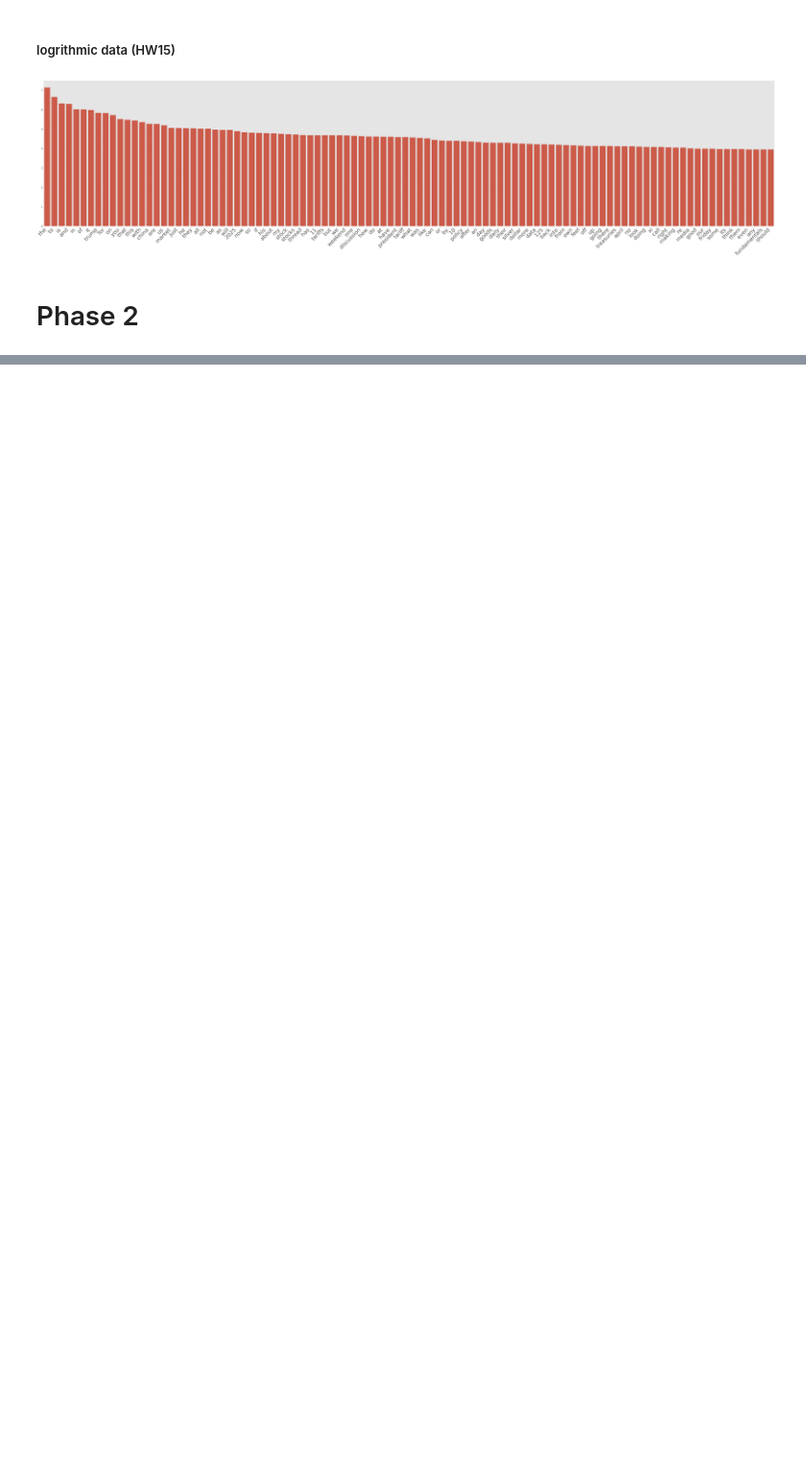
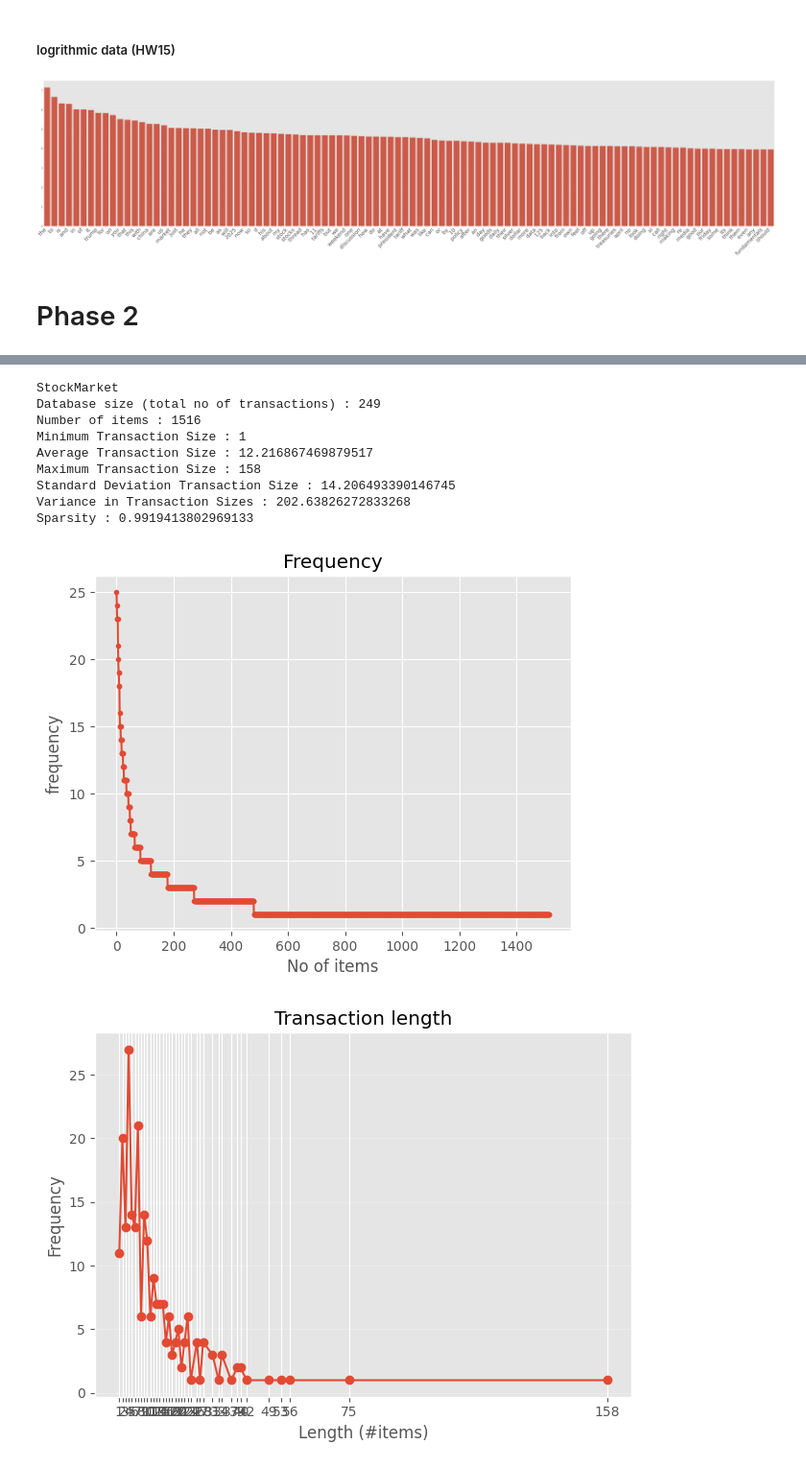
Before and after one commit to Max901028/DM2025-Lab1-Exercise, a Jupyter notebook: DM2025-Lab1-Homework.ipynb, the cells around one changed output, grey strips where cells are left out. Shown at 96% size. Cells and saved outputs as stored; diff of their text form; code cells hidden in the pictures; blank space fills up the shorter version.

```diff
--- a/DM2025-Lab1-Homework.ipynb
+++ b/DM2025-Lab1-Homework.ipynb
@@ -343,0 +465,32 @@ plt.show()
+# %%
+from PAMI.extras.convert.DF2DB import DF2DB
+
+# Loop through the dictionary of term-document DataFrames
+for category in term_document_dfs:
+    # Create the DenseFormatDF object and convert to a transactional database
+    obj = DF2DB(term_document_dfs[category])
+
+    obj.convert2TransactionalDatabase(f'td_freq_db_{category}.csv', '>=', 1)     # Transactional Data Base
+
+# Transactional Data -> 資料只含 (Document, items)
+# %%
+from PAMI.extras.dbStats import TransactionalDatabase as tds
+
+for category in term_document_dfs:
+    print(category)
+    obj = tds.TransactionalDatabase(f'td_freq_db_{category}.csv')
+    obj.run() # 啟動
+    obj.printStats() # print basic statisics
+    obj.plotGraphs() # print various Distribution Graphs
+# %% [output]
+StockMarket
+Database size (total no of transactions) : 249
+Number of items : 1516
+Minimum Transaction Size : 1
+Average Transaction Size : 12.216867469879517
+Maximum Transaction Size : 158
+Standard Deviation Transaction Size : 14.206493390146745
+Variance in Transaction Sizes : 202.63826272833268
+Sparsity : 0.9919413802969133
+[figure, added]
+[figure, added]
```
Also changed, not shown: parts of 39 cells of this notebook, 10 other files.
